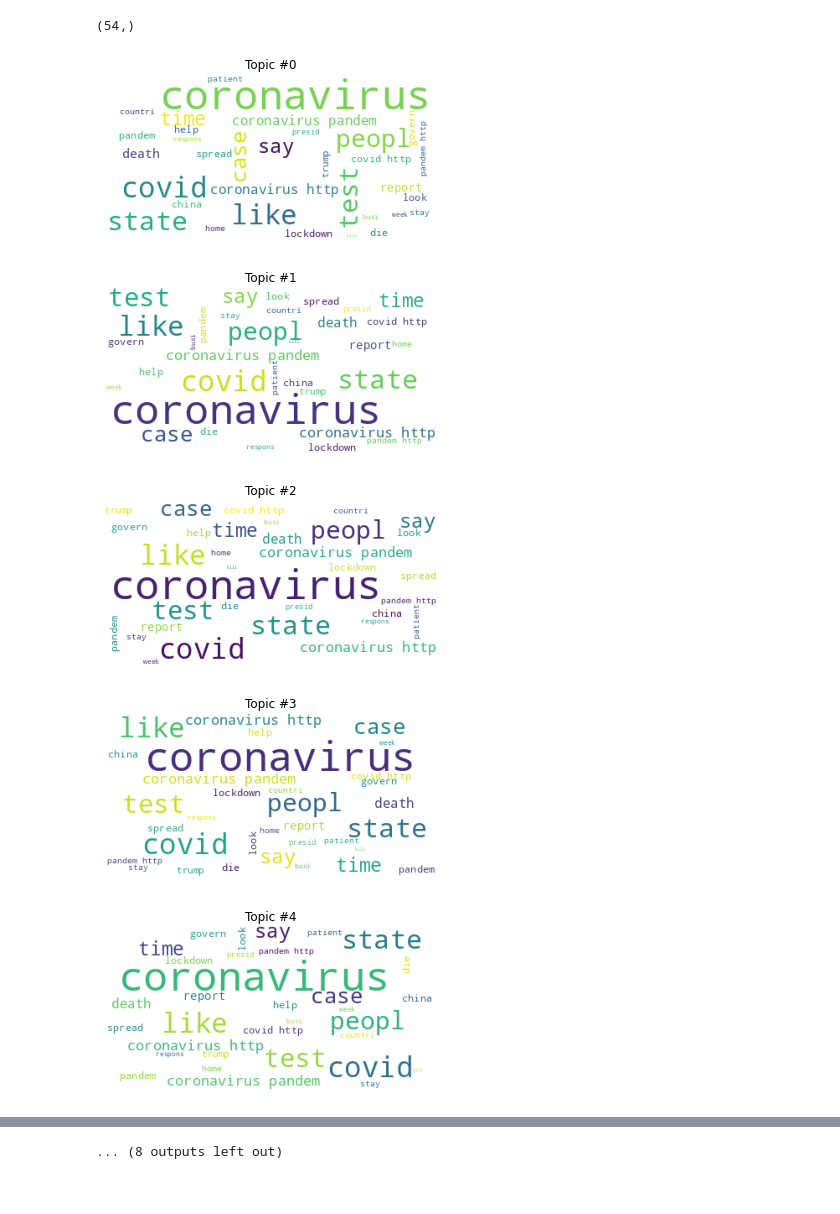
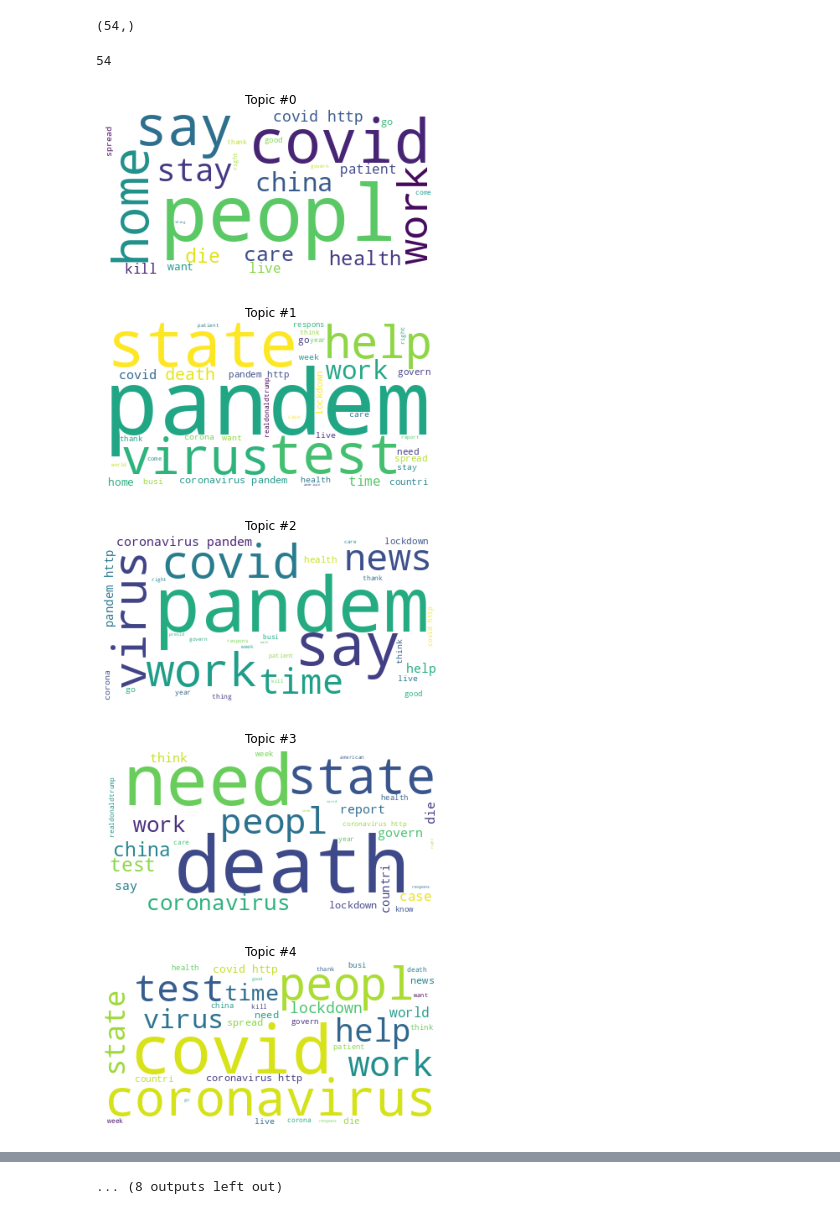
Before and after one commit to AdrienSF/twitter-analysis, a Jupyter notebook: results.ipynb, the cells around one changed output, grey strips where cells are left out. Saved outputs shown, nothing was run; the diff lists cells and outputs as text; code cells hidden in the pictures.

```diff
--- a/results.ipynb
+++ b/results.ipynb
@@ -28,16 +27,21 @@ probmaps = []
 for i in range(total_topics):
     topids = probs[i,:].argsort()
     probmaps.append({id_map[word_id]: probs[i,word_id] for word_id in topids})
+# %%
+len(sorted(probmaps[0].items(), key=lambda x: x[1]))
+# %% [output]
+54
 # %%
 # draw word clouds
+# fig, axs = plt.subplots(1, 3, figsize=(9, 3))
 for t in range(total_topics):
     plt.figure()
-    plt.imshow(WordCloud(background_color='white').fit_words(probmaps[i]))
+    plt.imshow(WordCloud(background_color='white').fit_words(probmaps[t]))
     plt.axis("off")
     plt.title("Topic #" + str(t))
 # %% [output]
-[figure, old version]
+[figure, new version]
-[figure, old version]
+[figure, new version]
-[figure, old version]
+[figure, new version]
-[figure, old version]
+[figure, new version]
-[figure, old version]
+[figure, new version]
```
Also changed, not shown: parts of 2 cells of this notebook, 1 other file.
